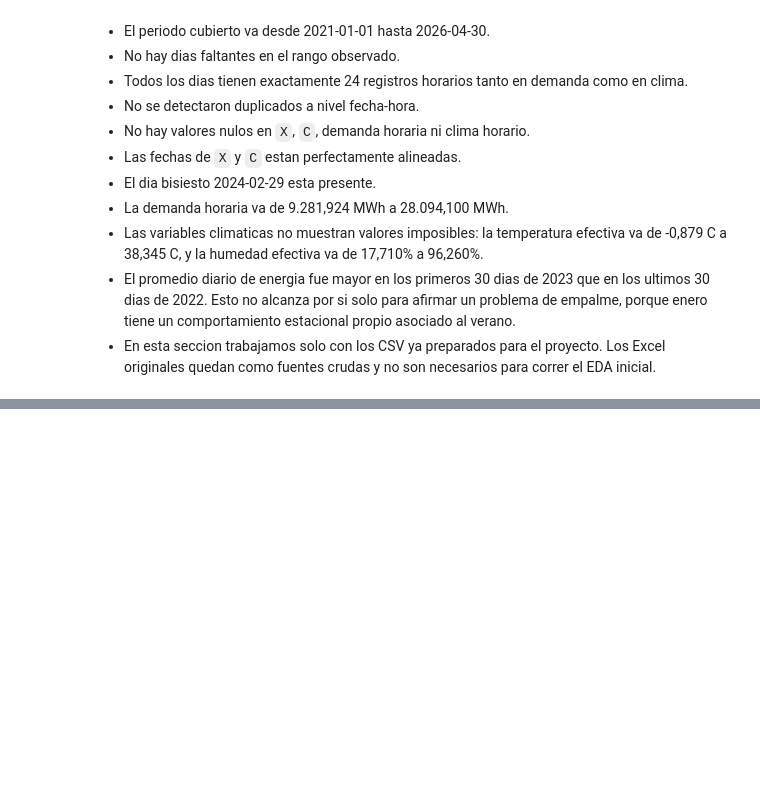
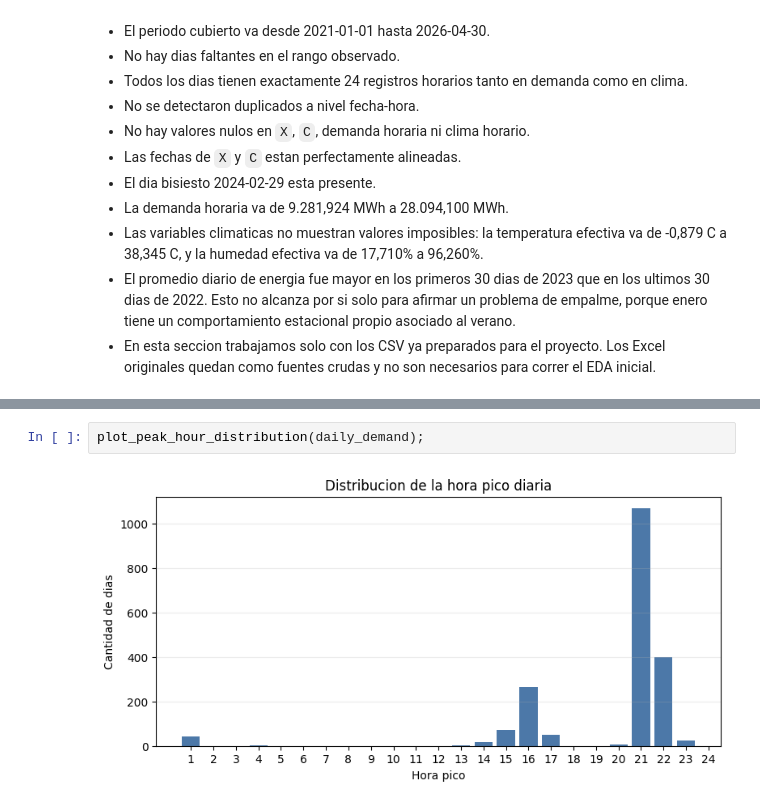
Before and after one commit to biancapaz/tp_final_ml, a Jupyter notebook: notebooks/eda.ipynb, the cells around one changed output, grey strips where cells are left out. Drawn from its saved outputs; the diff is of its cells as text; blank space fills up the shorter version.

```diff
--- a/notebooks/eda.ipynb
+++ b/notebooks/eda.ipynb
@@ -64,0 +161,4 @@ summary["value_ranges"]
+# %%
+plot_peak_hour_distribution(daily_demand);
+# %% [output]
+[figure, added]
```
Also changed, not shown: parts of 18 cells of this notebook, 2 other files.
